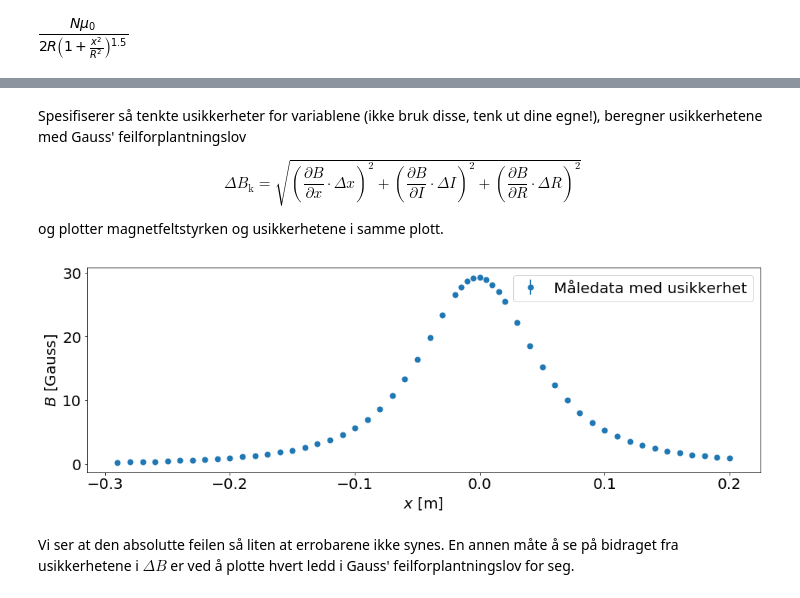
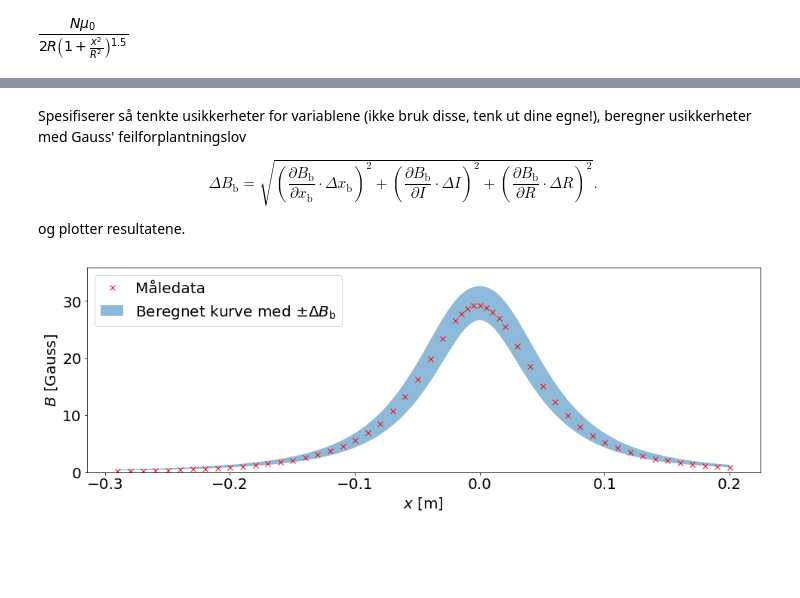
Before and after one commit to hakonanes/jupyter-notebooks, a Jupyter notebook: tea-edu/usikkerhetsanalyse_biotsavart_fy1003_20180215.ipynb, the cells around one changed output, grey strips where cells are left out. Cells and saved outputs as stored; diff of their text form; code cells hidden in the pictures; blank space fills up the shorter version.

```diff
--- a/tea-edu/usikkerhetsanalyse_biotsavart_fy1003_20180215.ipynb
+++ b/tea-edu/usikkerhetsanalyse_biotsavart_fy1003_20180215.ipynb
@@ -62,64 +66,81 @@ Suksess! Da skriver vi måleposisjoner og målte feltstyrker ved posisjonene vi
 # %%
-xk = np.array([0.01, 0.02, 0.03, 0.04, 0.05, 0.06, 0.07, 0.08, 0.09, 0.10, 0.11, 0.12, 0.13, 0.14,
+# Eksperimentelle måleposisjoner
+xe = np.array([0.01, 0.02, 0.03, 0.04, 0.05, 0.06, 0.07, 0.08, 0.09, 0.10, 0.11, 0.12, 0.13, 0.14,
                0.15, 0.16, 0.17, 0.18, 0.19, 0.20, 0.21, 0.22, 0.23, 0.24, 0.25, 0.26, 0.27, 0.28,
                0.285, 0.29, 0.295, 0.3, 0.305, 0.31, 0.315, 0.32, 0.33, 0.34, 0.35, 0.36, 0.37,
                0.38, 0.39, 0.4, 0.41, 0.42, 0.43, 0.44, 0.45, 0.46, 0.47, 0.48, 0.49, 0.5])
 
+# For beregnet kurve
+xb = np.linspace(0.01, 0.5, 200)
+
 # Måleposisjonene er absolutte posisjoner avlest fra linjal. Spolens midtplan er i x = 0.30 m, og
 # korrigerer måleposisjonene for dette.
-xk = xk - 0.30
+x0 = 0.30
+xe -= x0
+xb -= x0
 
-Bk = np.array([0.22, 0.26, 0.3, 0.36, 0.42, 0.49, 0.58, 0.67, 0.79, 0.92, 1.09, 1.27, 1.51, 1.79,
+# Eksperimentelle magnetfeltstyrker
+Be = np.array([0.22, 0.26, 0.3, 0.36, 0.42, 0.49, 0.58, 0.67, 0.79, 0.92, 1.09, 1.27, 1.51, 1.79,
                2.14, 2.57, 3.1, 3.75, 4.58, 5.62, 6.97, 8.59, 10.74, 13.3, 16.36, 19.85, 23.41,
                26.57, 27.76, 28.71, 29.2, 29.26, 28.91, 28.13, 26.97, 25.52, 22.19, 18.53, 15.21,
                12.31, 9.96, 8.04, 6.47, 5.26, 4.31, 3.51, 2.9, 2.41, 2.02, 1.7, 1.43, 1.21, 1.03,
                0.87])
+
+# Beregnede magnetfeltstyrker i Gauss (ganger med 10**4)
+Bb = [kort_spole.subs([(N, 330), (I, 1), (mu0, 4*np.pi*1e-7), (R, 0.07), (x, xbi)])*1e4
+      for xbi in xb]
+
+# Gjør om hvert element i Bb til numpy float-verdier
+Bb = np.array(Bb).astype(np.float64)
 # %% [markdown]
-Spesifiserer så tenkte usikkerheter for variablene (ikke bruk disse, tenk ut dine egne!), beregner usikkerhetene med Gauss' feilforplantningslov
+Spesifiserer så tenkte usikkerheter for variablene (ikke bruk disse, tenk ut dine egne!), beregner usikkerheter med Gauss' feilforplantningslov
 
 $$
-\Delta B_\textrm{k} = \sqrt{\left(\frac{\partial B}{\partial x} \cdot \Delta x\right)^2
-+ \left(\frac{\partial B}{\partial I} \cdot \Delta I\right)^2
-+ \left(\frac{\partial B}{\partial R} \cdot \Delta R\right)^2}
+\Delta B_\mathrm{b} = \sqrt{\left(\frac{\partial B_\mathrm{b}}{\partial x_\mathrm{b}} \cdot \Delta x_\mathrm{b}\right)^2
++ \left(\frac{\partial B_\mathrm{b}}{\partial I} \cdot \Delta I\right)^2
++ \left(\frac{\partial B_\mathrm{b}}{\partial R} \cdot \Delta R\right)^2}.
 $$
 
-og plotter magnetfeltstyrken og usikkerhetene i samme plott.
+og plotter resultatene.
 # %%
-# Tenkte usikkerheter (ikke bruk disse, tenk gjennom eksperimentet og målemetodene og kom opp med
-# deres egne!)
-deltaxk = 0.014  # [m]
-deltaIk = 0.05  # [A]
-deltaRk = 0.005  # [m]
+# Usikkerheter for beregnet kurve (tenk ut disse selv! Valg av disse må begrunnes i rapporten!!)
+deltaxb = 0.01  # [m]
+deltaIb = 0.01  # [A]
+deltaRb = 0.007  # [m]
 
 # Legger dem i en liste i samme rekkefølge (! VIKTIG!) som dBkd
-deltas = [deltaxk, deltaIk, deltaRk]
+deltas = [deltaxb, deltaIb, deltaRb]
+
+# Usikkerhet for gaussmeteret for eksperimentelle måledata (tenk gjennom denne selv, ikke bruk
+# blindt!)
+deltaBe = 1  # [Gauss]
 
 # Definerer et array av samme form som Bk
-deltaBk = np.zeros(xk.shape)
+deltaBb = np.zeros(xb.shape)
 
 # Beregner usikkerhetene for hver av måleposisjonene. Én iterasjon, én deltaB(x_i).
-for i in range(len(xk)):
+for i in range(len(xb)):
 
     # Benytter list comprehension her, se f.eks.
     # http://www.secnetix.de/olli/Python/list_comprehensions.hawk
-    # Eksempel syntaks: variabel = [en-operasjon for i in range(3)]
+    # Eksempel syntaks: variabel = [en operasjon for i in range(3)]
     # Hva vi gjør (fra innerst til ytterst i linjen):
-    #   1. Med dBkd[i].subs() bytter vi ut variablene N, I, mu0, R og x med tallverdier. x endrer seg
-    #      fra iterasjon til iterasjon i løkken.
-    #   2. Sørger for å gange hvert ledd med 10^4 for å gå fra Tesla til Gauss
-    #   3. Kvadrerer
-    #   4. Summerer de tre leddene ()^2
-    deltaBk[i] = np.sum([(dBkd[i].subs([(N, 330), (I, 1), (mu0, 4*np.pi*1e-7), (R, 0.07),
-                                        (x, xk[i])])*1e4*deltas[i])**2 for i in range(len(deltas))])
-    # Så tar vi roten
-    deltaBk[i] = np.sqrt(deltaBk[i])
+    #   1. Med dBkd[j].subs() bytter vi ut variablene N, I, mu0, R og x med tallverdier. x endrer seg
+    #      for hver i-iterasjon i den ytre løkken.
+    #   2. Kvadrerer
+    #   3. Summerer de tre leddene ()^2
+    deltaBb[i] = np.sum([(dBkd[j].subs([(N, 330), (I, 1), (mu0, 4*np.pi*1e-7), (R, 0.07),
+                                        (x, xb[i])])*deltas[j])**2 for j in range(len(deltas))])
+    # Så tar vi roten og gjør om fra Tesla til Gauss
+    deltaBb[i] = np.sqrt(deltaBb[i])*1e4
 
 # Plotter
-plt.errorbar(xk, Bk, yerr=deltaBk, fmt='o', label='Måledata med usikkerhet')
+plt.fill_between(xb, Bb - 1*deltaBb, Bb + 1*deltaBb,
+                 label='Beregnet kurve med $\pm \Delta B_\mathrm{b}$', alpha=0.5)
+plt.plot(xe, Be, 'rx', label='Måledata')
+plt.ylim([0, 1.1*np.max(Bb + deltaBb)])
 plt.xlabel('$x$ [m]')
 plt.ylabel('$B$ [Gauss]')
-plt.legend();
+plt.legend(loc='upper left');
 # %% [output]
-[figure, old version]
+[figure, new version]
-# %% [markdown]
-Vi ser at den absolutte feilen så liten at errobarene ikke synes. En annen måte å se på bidraget fra usikkerhetene i $\Delta B$ er ved å plotte hvert ledd i Gauss' feilforplantningslov for seg.
```
Also changed, not shown: parts of 6 cells of this notebook.
